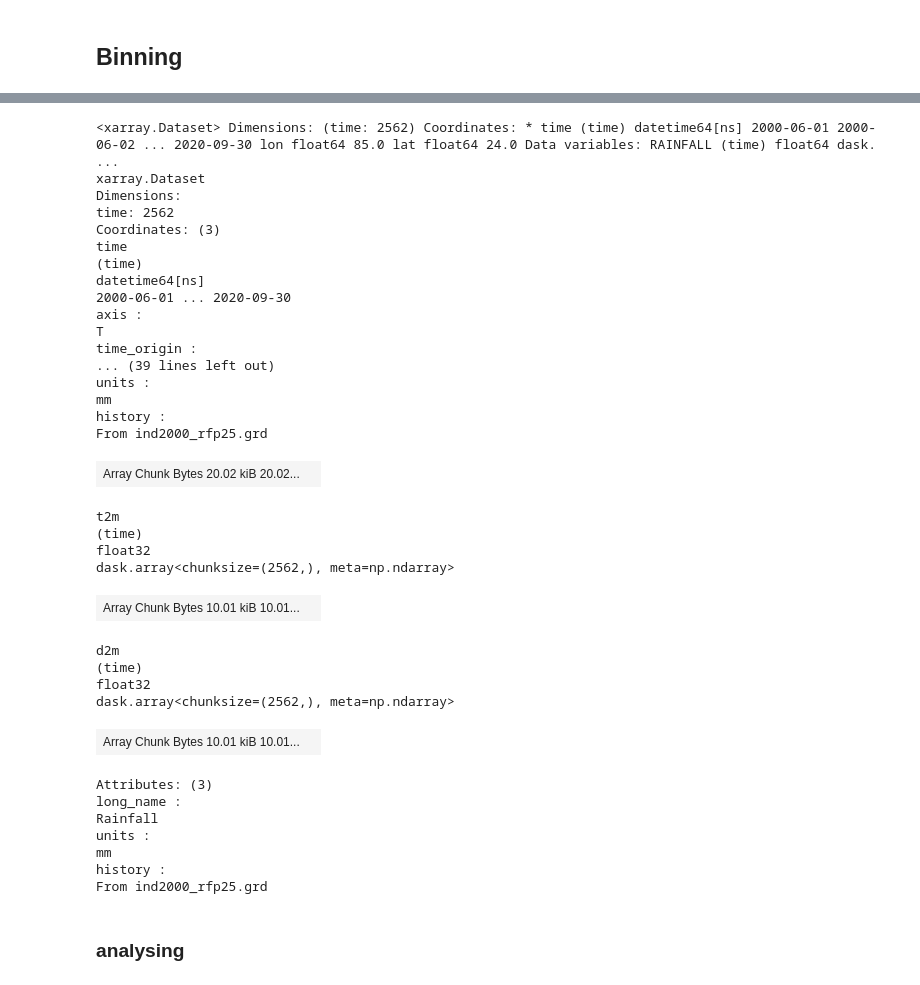
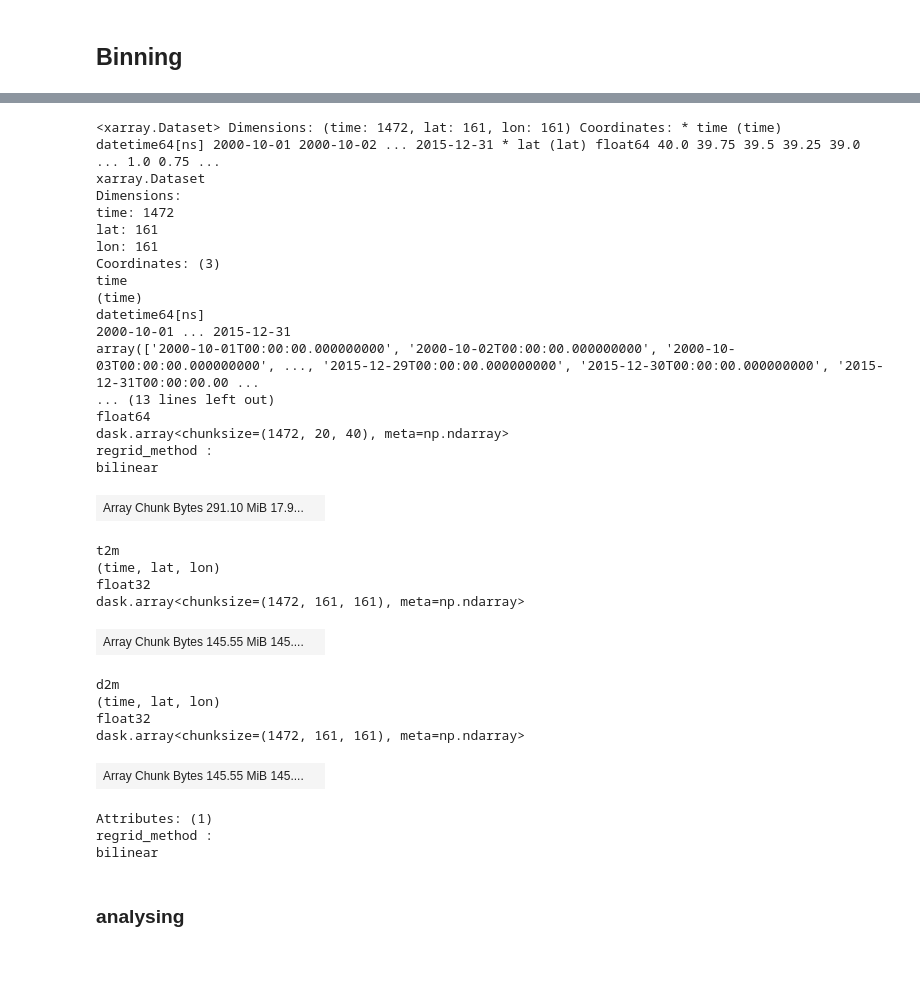
Before and after one commit to adisen99/msc_project, a Jupyter notebook: analysis02.ipynb, the cells around one changed output, grey strips where cells are left out. Saved outputs shown, nothing was run; the diff lists cells and outputs as text; code cells hidden in the pictures.

```diff
--- a/analysis02.ipynb
+++ b/analysis02.ipynb
@@ -171,7 +246,10 @@ Attributes:
 # %%
+# t2m = era.t2m.resample(time = '24H').mean()
+# d2m = era.d2m.resample(time = '24H').mean()
+
+precip = aera5.precip
 t2m = era.t2m.resample(time = '24H').mean()
 d2m = era.d2m.resample(time = '24H').mean()
-precip = imd_precip.RAINFALL
 # precip = (era_precip.tp*1000)
 # precip = precip
 # temp = era_pres.t.resample(time = '24H').mean()
@@ -210,0 +263,3 @@ Attributes: (0)
+# %%
+t2m = t2m.sel(time = slice('2000-01-01', '2015-12-31'))
+d2m = d2m.sel(time = slice('2000-01-01', '2015-12-31'))
@@ -257,51 +338,47 @@ premon = [3,4,5]
 postmon = [10,11,12]
 wint = [1,2]
 # %%
-ds_comb_mon = xr.concat([list(ds_comb.groupby('time.month'))[i-1][1] for i in mon], dim='time')
+ds_comb_postmon = xr.concat([list(ds_comb.groupby('time.month'))[i-1][1] for i in postmon], dim='time')
 # ds_comb2_mon = xr.concat([list(ds_comb2.groupby('time.month'))[i-1][1] for i in mon], dim='time')
 # ds_comb2_mon
 # %%
-ds_comb_mon = ds_comb_mon.chunk(dict(time=-1)).sortby('time.year')
+ds_comb_postmon = ds_comb_postmon.chunk(dict(time=-1)).sortby('time.year')
 # ds_comb_mon = ds_comb_mon.chunk(dict(time=-1, lat=40, lon=40)).sortby('time.year')
 # ds_comb2_mon = ds_comb2_mon.chunk(dict(time=-1, lat=40, lon=40)).sortby('time.year')
 # %%
-ds_comb_mon
+ds_comb_postmon
 # %% [output]
-<xarray.Dataset> Dimensions: (time: 2562) Coordinates: * time (time) datetime64[ns] 2000-06-01 2000-06-02 ... 2020-09-30 lon float64 85.0 lat float64 24.0 Data variables: RAINFALL (time) float64 dask. ...
+<xarray.Dataset> Dimensions: (time: 1472, lat: 161, lon: 161) Coordinates: * time (time) datetime64[ns] 2000-10-01 2000-10-02 ... 2015-12-31 * lat (lat) float64 40.0 39.75 39.5 39.25 39.0 ... 1.0 0.75 ...
 xarray.Dataset
 Dimensions:
-time: 2562
+time: 1472
+lat: 161
+lon: 161
 Coordinates: (3)
 time
 (time)
 datetime64[ns]
-2000-06-01 ... 2020-09-30
-axis :
-T
-time_origin :
-... (39 lines left out)
-units :
-mm
-history :
-From ind2000_rfp25.grd
+2000-10-01 ... 2015-12-31
+array(['2000-10-01T00:00:00.000000000', '2000-10-02T00:00:00.000000000', '2000-10-03T00:00:00.000000000', ..., '2015-12-29T00:00:00.000000000', '2015-12-30T00:00:00.000000000', '2015-12-31T00:00:00.00 ...
+... (13 lines left out)
+float64
+dask.array<chunksize=(1472, 20, 40), meta=np.ndarray>
+regrid_method :
+bilinear
-| Array Chunk Bytes 20.02 kiB 20.02... |  |
+| Array Chunk Bytes 291.10 MiB 17.9... |  |
 t2m
-(time)
+(time, lat, lon)
 float32
-dask.array<chunksize=(2562,), meta=np.ndarray>
+dask.array<chunksize=(1472, 161, 161), meta=np.ndarray>
-| Array Chunk Bytes 10.01 kiB 10.01... |  |
+| Array Chunk Bytes 145.55 MiB 145.... |  |
 d2m
-(time)
+(time, lat, lon)
 float32
-dask.array<chunksize=(2562,), meta=np.ndarray>
+dask.array<chunksize=(1472, 161, 161), meta=np.ndarray>
-| Array Chunk Bytes 10.01 kiB 10.01... |  |
+| Array Chunk Bytes 145.55 MiB 145.... |  |
-Attributes: (3)
-long_name :
-Rainfall
-units :
-mm
-history :
-From ind2000_rfp25.grd
+Attributes: (1)
+regrid_method :
+bilinear
 # %% [markdown]
 ### analysing
 # %%
```
Also changed, not shown: parts of 25 cells of this notebook, 1 other file.
